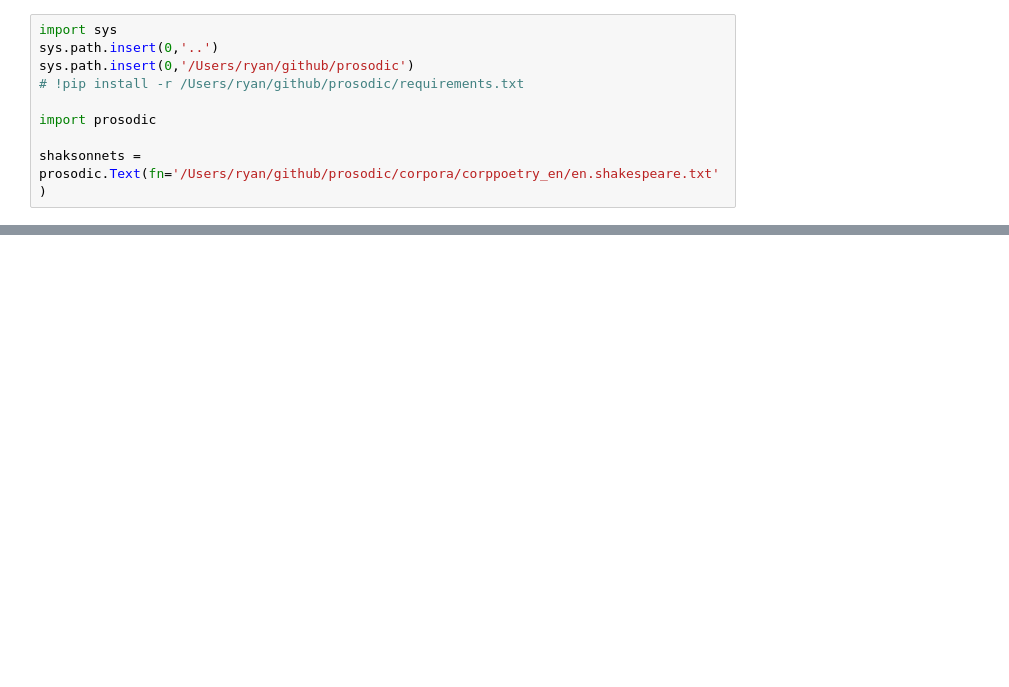
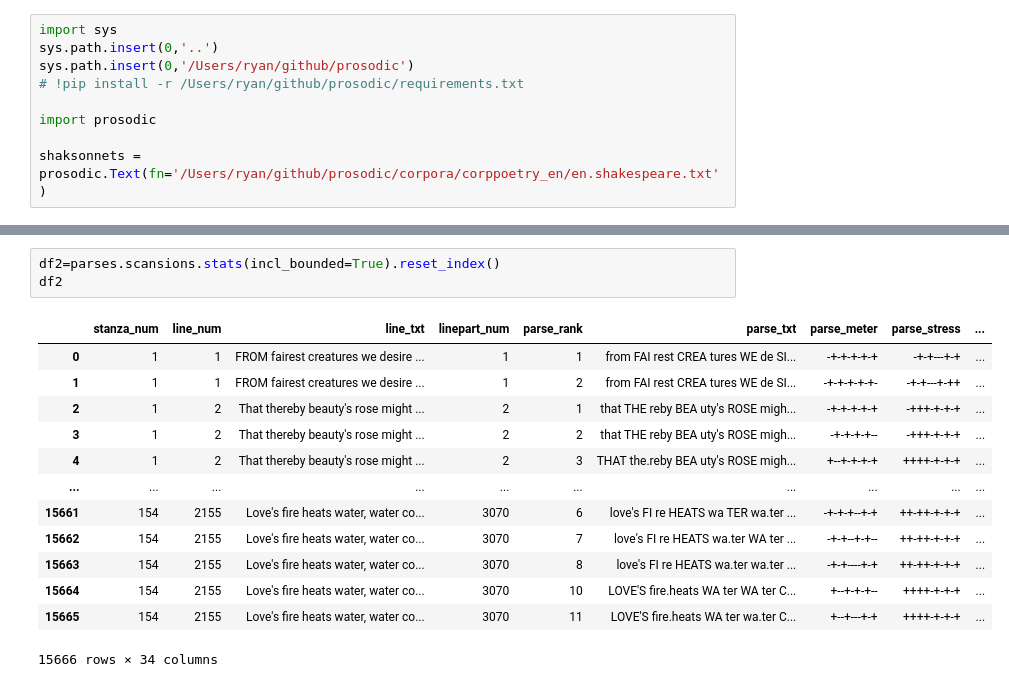
Before and after one commit to quadrismegistus/llmdh, a Jupyter notebook: notebooks/dev_newstats.ipynb, the cells around one changed output, grey strips where cells are left out. Saved outputs shown, nothing was run; the diff lists cells and outputs as text; blank space fills up the shorter version.

```diff
--- a/notebooks/dev_newstats.ipynb
+++ b/notebooks/dev_newstats.ipynb
@@ -72,0 +112,17 @@ parses = shaksonnets.parse(meter=meter)
+# %%
+df2=parses.scansions.stats(incl_bounded=True).reset_index()
+df2
+# %% [output]
+|  | stanza_num | line_num | line_txt | linepart_num | parse_rank | parse_txt | parse_meter | parse_stress | ... |
+| 0 | 1 | 1 | FROM fairest creatures we desire ... | 1 | 1 | from FAI rest CREA tures WE de SI... | -+-+-+-+-+ | -+-+---+-+ | ... |
+| 1 | 1 | 1 | FROM fairest creatures we desire ... | 1 | 2 | from FAI rest CREA tures WE de SI... | -+-+-+-+-+- | -+-+---+-++ | ... |
+| 2 | 1 | 2 | That thereby beauty's rose might ... | 2 | 1 | that THE reby BEA uty's ROSE migh... | -+-+-+-+-+ | -+++-+-+-+ | ... |
+| 3 | 1 | 2 | That thereby beauty's rose might ... | 2 | 2 | that THE reby BEA uty's ROSE migh... | -+-+-+-+-- | -+++-+-+-+ | ... |
+| 4 | 1 | 2 | That thereby beauty's rose might ... | 2 | 3 | THAT the.reby BEA uty's ROSE migh... | +--+-+-+-+ | ++++-+-+-+ | ... |
+| ... | ... | ... | ... | ... | ... | ... | ... | ... | ... |
+| 15661 | 154 | 2155 | Love's fire heats water, water co... | 3070 | 6 | love's FI re HEATS wa TER wa.ter ... | -+-+-+--+-+ | ++-++-+-+-+ | ... |
+| 15662 | 154 | 2155 | Love's fire heats water, water co... | 3070 | 7 | love's FI re HEATS wa.ter WA ter ... | -+-+--+-+-- | ++-++-+-+-+ | ... |
+| 15663 | 154 | 2155 | Love's fire heats water, water co... | 3070 | 8 | love's FI re HEATS wa.ter wa.ter ... | -+-+----+-+ | ++-++-+-+-+ | ... |
+| 15664 | 154 | 2155 | Love's fire heats water, water co... | 3070 | 10 | LOVE'S fire.heats WA ter WA ter C... | +--+-+-+-- | ++++-+-+-+ | ... |
+| 15665 | 154 | 2155 | Love's fire heats water, water co... | 3070 | 11 | LOVE'S fire.heats WA ter wa.ter C... | +--+---+-+ | ++++-+-+-+ | ... |
+15666 rows × 34 columns
```
Also changed, not shown: parts of 6 cells of this notebook, 3 other files.
